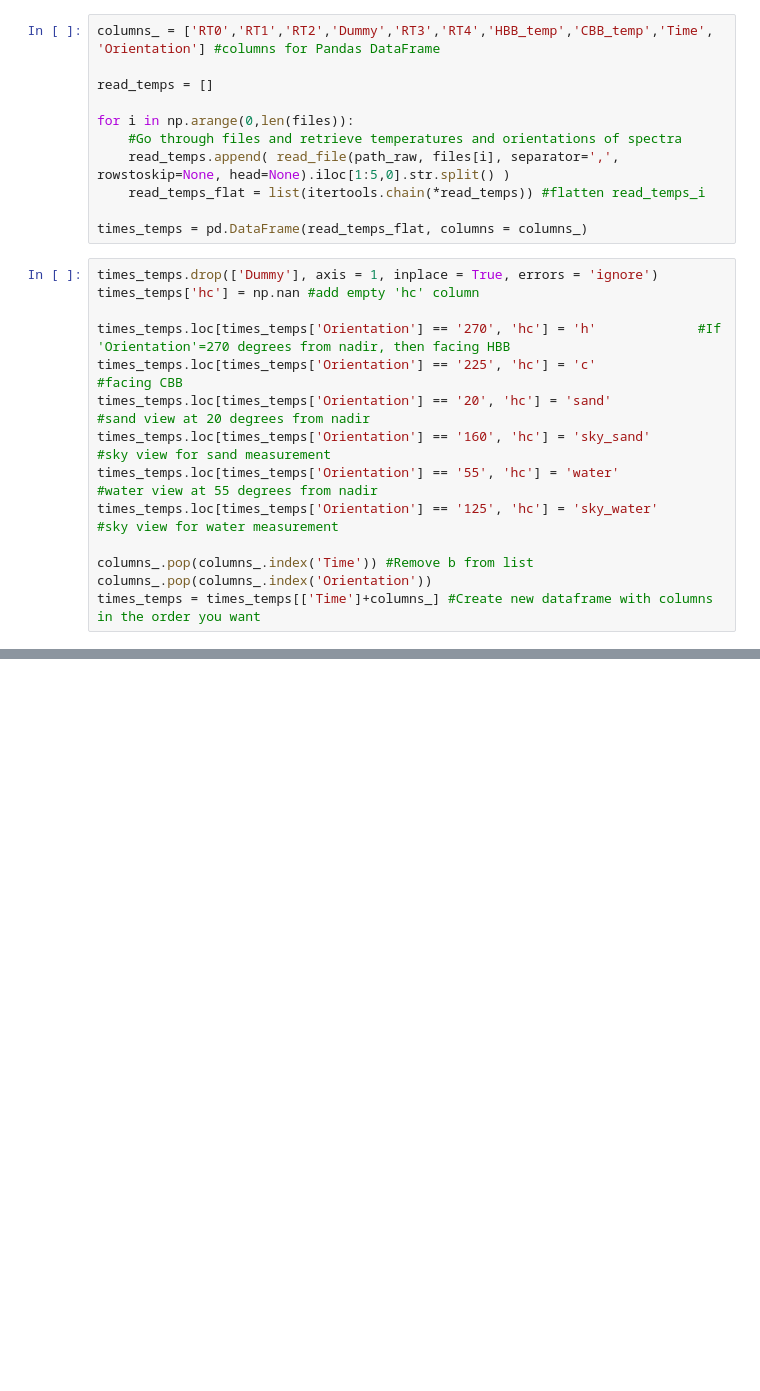
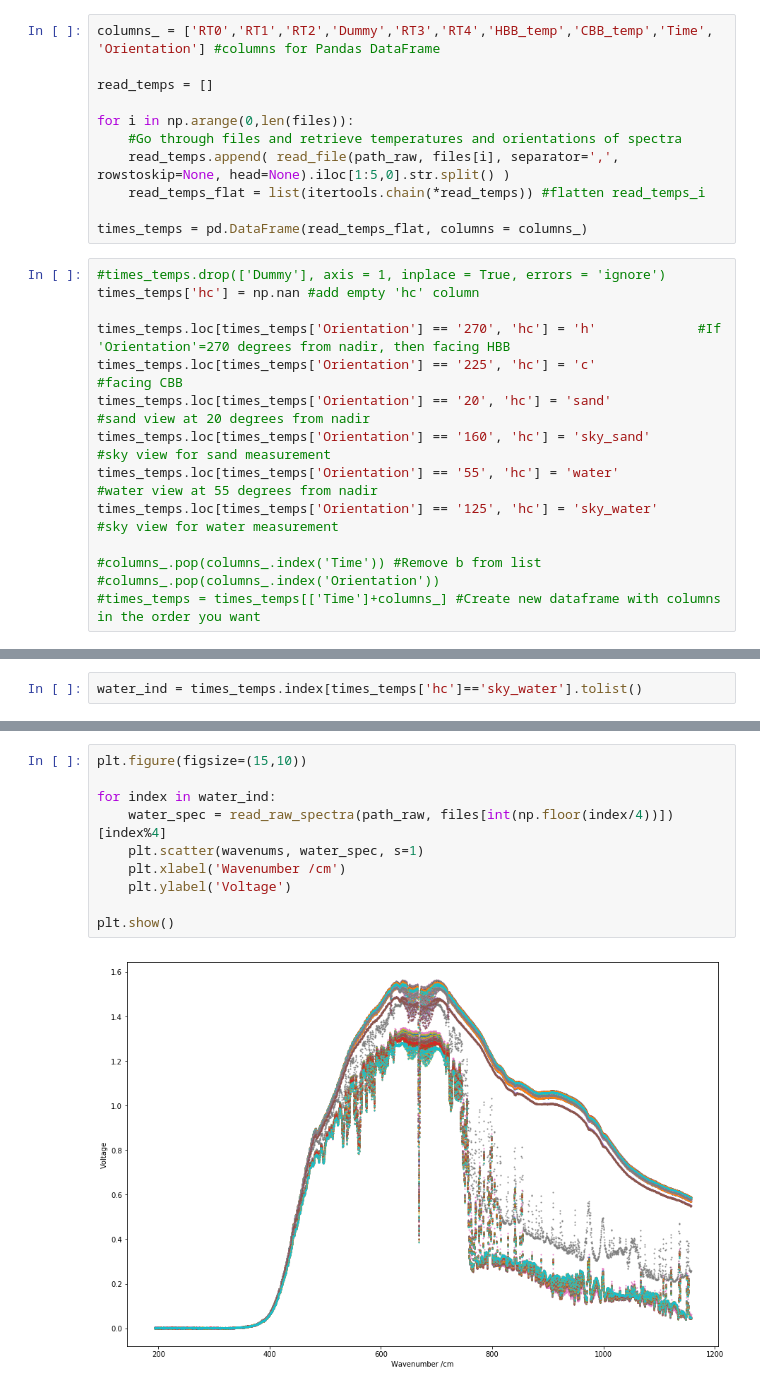
Before and after one commit to micolbedarida/MSci_Project, a Jupyter notebook: sandcode.ipynb, the cells around one changed output, grey strips where cells are left out. Cells and saved outputs as stored; diff of their text form; blank space fills up the shorter version.

```diff
--- a/sandcode.ipynb
+++ b/sandcode.ipynb
@@ -93,7 +92,7 @@ for i in np.arange(0,len(files)):
 
 times_temps = pd.DataFrame(read_temps_flat, columns = columns_)
 # %%
-times_temps.drop(['Dummy'], axis = 1, inplace = True, errors = 'ignore')
+#times_temps.drop(['Dummy'], axis = 1, inplace = True, errors = 'ignore')
 times_temps['hc'] = np.nan #add empty 'hc' column
 
 times_temps.loc[times_temps['Orientation'] == '270', 'hc'] = 'h'             #If 'Orientation'=270 degrees from nadir, then facing HBB
@@ -103,7 +102,7 @@ times_temps.loc[times_temps['Orientation'] == '160', 'hc'] = 'sky_sand'      #sk
 times_temps.loc[times_temps['Orientation'] == '55', 'hc'] = 'water'          #water view at 55 degrees from nadir
 times_temps.loc[times_temps['Orientation'] == '125', 'hc'] = 'sky_water'     #sky view for water measurement
 
-columns_.pop(columns_.index('Time')) #Remove b from list
-columns_.pop(columns_.index('Orientation'))
-times_temps = times_temps[['Time']+columns_] #Create new dataframe with columns in the order you want
+#columns_.pop(columns_.index('Time')) #Remove b from list
+#columns_.pop(columns_.index('Orientation'))
+#times_temps = times_temps[['Time']+columns_] #Create new dataframe with columns in the order you want
 # %%
@@ -110,0 +128,2 @@ times_temps
+# %%
+water_ind = times_temps.index[times_temps['hc']=='sky_water'].tolist()
@@ -110,0 +156,12 @@ times_temps
+# %%
+plt.figure(figsize=(15,10))
+
+for index in water_ind:
+    water_spec = read_raw_spectra(path_raw, files[int(np.floor(index/4))])[index%4]
+    plt.scatter(wavenums, water_spec, s=1)
+    plt.xlabel('Wavenumber /cm')
+    plt.ylabel('Voltage')
+
+plt.show()
+# %% [output]
+[figure, added]
```
Also changed, not shown: parts of 8 cells of this notebook.
